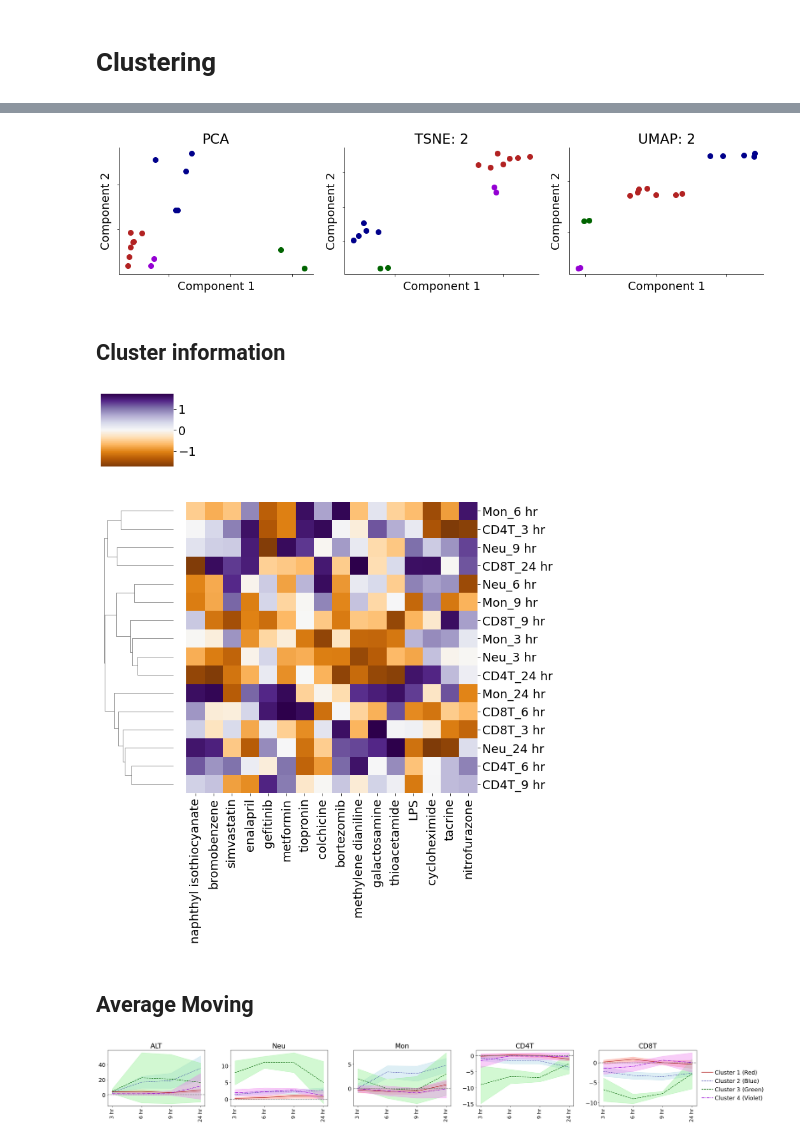
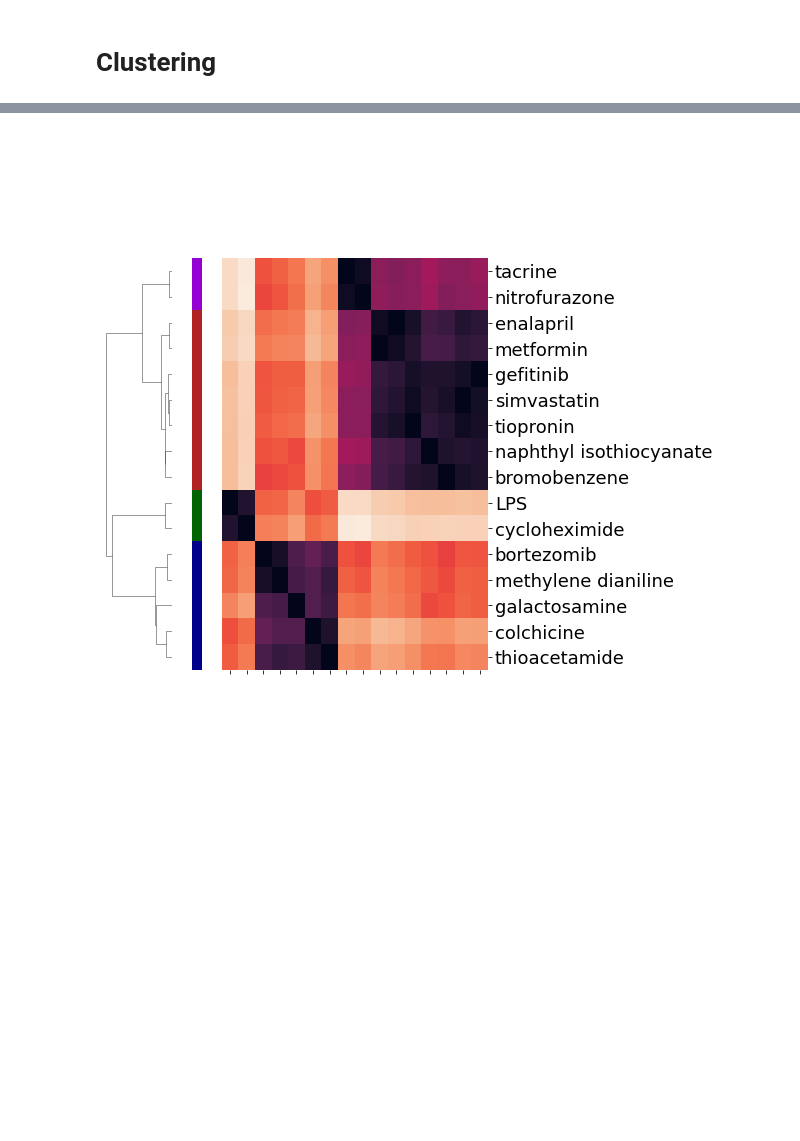
Before and after one commit to mizuno-group/RatDeconvolution, a Jupyter notebook: code/3_clustering.ipynb, the cells around one changed output, grey strips where cells are left out. Drawn from its saved outputs; the diff is of its cells as text; code cells hidden in the pictures; blank space fills up the shorter version.

```diff
--- a/code/3_clustering.ipynb
+++ b/code/3_clustering.ipynb
@@ -187,30 +303,16 @@ df_time = create_table(df, target_compounds, preprocessing=raw, pros_lst=False)
+# %%
+col=[
+    "LPS","cycloheximide",
+    "bortezomib","methylene dianiline","galactosamine","colchicine","thioacetamide",
+    "tacrine","nitrofurazone",
+    "metformin","enalapril","tiopronin","naphthyl isothiocyanate","bromobenzene",
+    "simvastatin","gefitinib",
+    ]
+plot_cluster(df_time, meta_distances, lst_cluster, col)
+# %% [output]
+[figure, added]
 # %%
+df_t = load_transcriptome(target_compounds)
+df_time = create_table(df_t.T, target_compounds, preprocessing=z_conv)
 df_time = df_time.loc[clusters[0]+clusters[1]+clusters[2]+clusters[3],:]
 lst_cluster=[0]*len(clusters[0])+[1]*len(clusters[1])+[2]*len(clusters[2])+[3]*len(clusters[3])
-# PCA
-fig = plt.figure(figsize=(15,4))
-ax=fig.add_subplot(131)
-pca_plot(df_time, lst_cluster, ax=ax)
-ax=fig.add_subplot(132)
-tsne_plot(df_time, lst_cluster, ax=ax, perplexity=2)
-ax=fig.add_subplot(133)
-umap_plot(df_time, lst_cluster, ax=ax, n_neighbors=2)
-plt.tight_layout()
-plt.show()
-# %% [output]
-[figure, removed]
-# %% [markdown]
-## Cluster information
-# %%
-df, _ = load(target_compounds)
-df = df.loc[:,lst_target]
-df_time = create_table(df, target_compounds, preprocessing=z_conv)
-df_time = df_time.loc[clusters[0]+clusters[1]+clusters[2]+clusters[3],:]
-
-sns.clustermap(df_time.T, col_cluster=False, cmap="PuOr", figsize=(10, 12))
-plt.tight_layout()
-plt.show()
-# %% [output]
-[figure, removed]
-# %% [markdown]
-## Average Moving
@@ -252,23 +318,0 @@ for cluster in clusters:
-# %%
-lst_linestyle=["solid", "dotted", "dashed", "dashdot"]
-fig = plt.figure(figsize=(30,4))
-for x, temp in enumerate(temp_lst):
-    ax=fig.add_subplot(1,5,x+1)
-    legends=[]
-    for v in range(4):
-        v_mean = [i[0] for i in lst_df_stat[v].loc[temp,:].tolist()]
-        v_upper = [i[1] for i in lst_df_stat[v].loc[temp,:].tolist()]
-        v_lower = [i[2] for i in lst_df_stat[v].loc[temp,:].tolist()]
-        a, = ax.plot(range(4), v_mean, color=colors[v][0], linestyle=lst_linestyle[v])
-        ax.axhline(0, color="grey", linestyle="dashed")
-        ax.fill_between(range(4), v_lower, v_upper, color=colors[v][1], alpha=0.4)
-        legends.append(a)
-    ax.set_xticks(range(4))
-    ax.set_xticklabels(lst_time, rotation=90, fontsize=16)
-    #ax.set_xlim(-1,4)
-    ax.set_title(temp)
-legend = ax.legend(legends, [" Cluster 1 (Red)", " Cluster 2 (Blue)", " Cluster 3 (Green)", " Cluster 4 (Violet)"], bbox_to_anchor=(1, 0), loc='lower left',frameon=False, handletextpad=0, ncol=1, columnspacing=1)
-plt.tight_layout()
-plt.show()
-# %% [output]
-[figure, removed]
```
Also changed, not shown: parts of 16 cells of this notebook, 2 other files.
